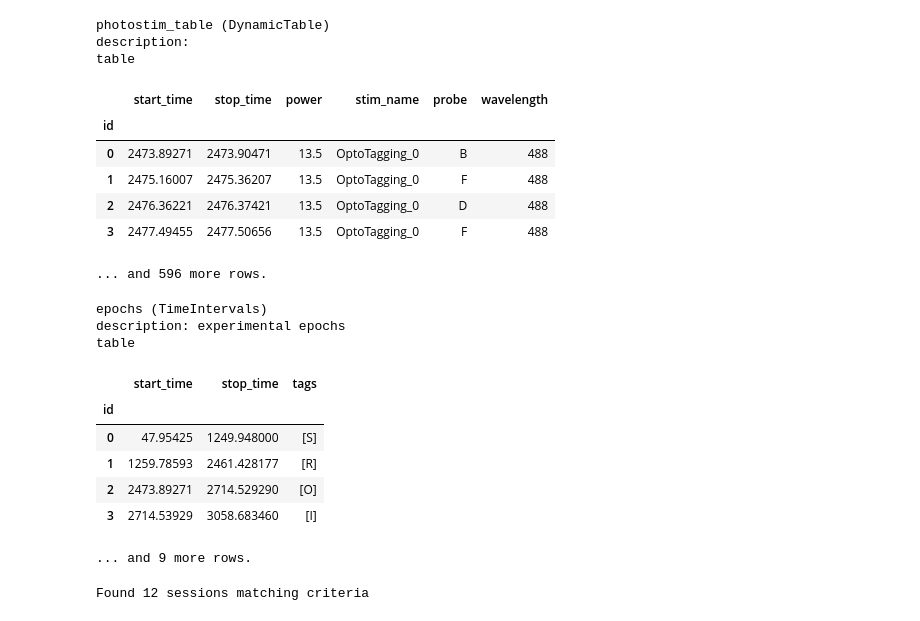
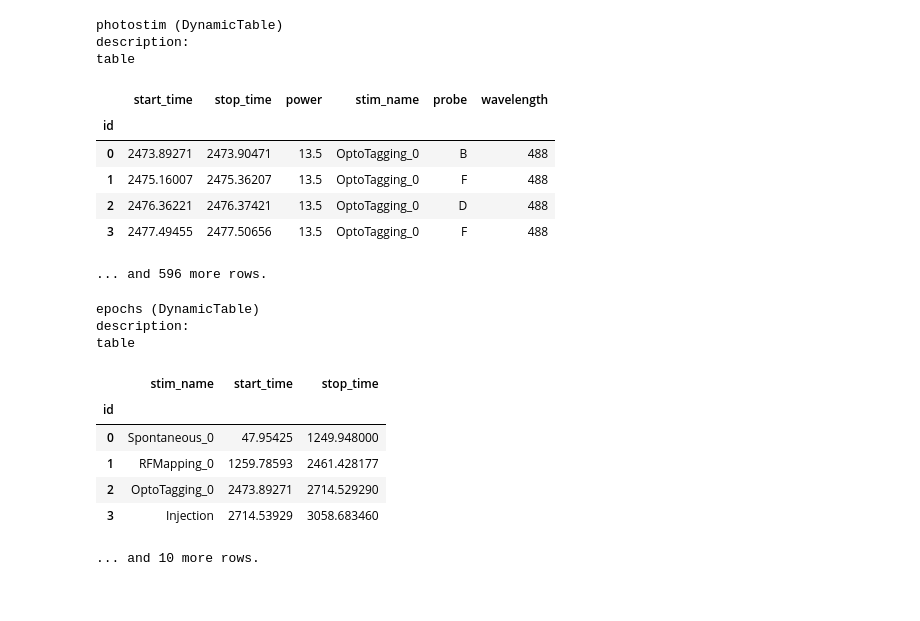
Before and after one commit to leesuyee/np-ultra-nwb-updates, a Jupyter notebook: nwb_modification_run.ipynb, the cells around one changed output. Drawn from its saved outputs; the diff is of its cells as text; code cells hidden in the pictures.

```diff
--- a/nwb_modification_run.ipynb
+++ b/nwb_modification_run.ipynb
@@ -534,7 +613,7 @@ Trials: None
 # %%
-new_nwbfile.stimulus["photostim_table"]
+new_nwbfile.stimulus['photostim']
 # %% [output]
-photostim_table (DynamicTable)
+photostim (DynamicTable)
 description:
 table
 |  | start_time | stop_time | power | stim_name | probe | wavelength |
@@ -545,25 +624,15 @@ table
 | 3 | 2477.49455 | 2477.50656 | 13.5 | OptoTagging_0 | F | 488 |
 ... and 596 more rows.
 # %%
-new_nwbfile
+new_nwbfile.stimulus['epochs']
+# %% [output]
+epochs (DynamicTable)
+description:
+table
+|  | stim_name | start_time | stop_time |
+| id |  |  |  |
+| 0 | Spontaneous_0 | 47.95425 | 1249.948000 |
+| 1 | RFMapping_0 | 1259.78593 | 2461.428177 |
+| 2 | OptoTagging_0 | 2473.89271 | 2714.529290 |
+| 3 | Injection | 2714.53929 | 3058.683460 |
+... and 10 more rows.
-# %%
-new_nwbfile.epochs
-# %% [output]
-epochs (TimeIntervals)
-description: experimental epochs
-table
-|  | start_time | stop_time | tags |
-| id |  |  |  |
-| 0 | 47.95425 | 1249.948000 | [S] |
-| 1 | 1259.78593 | 2461.428177 | [R] |
-| 2 | 2473.89271 | 2714.529290 | [O] |
-| 3 | 2714.53929 | 3058.683460 | [I] |
-... and 9 more rows.
-# %%
-filtered_session_list = get_sessions_of_interest(
-    summary_path = "/Volumes/scratch/andrew.shelton/NPUltra_data/raw_npultra_data/NPUltra_recording_summary.xlsx",
-    experiment_filter = "NPUltra_psychedelics",
-    upload_filter = 'yes'
-    )
-# %% [output]
-Found 12 sessions matching criteria
```
Also changed, not shown: parts of 7 cells of this notebook, 5 other files.
